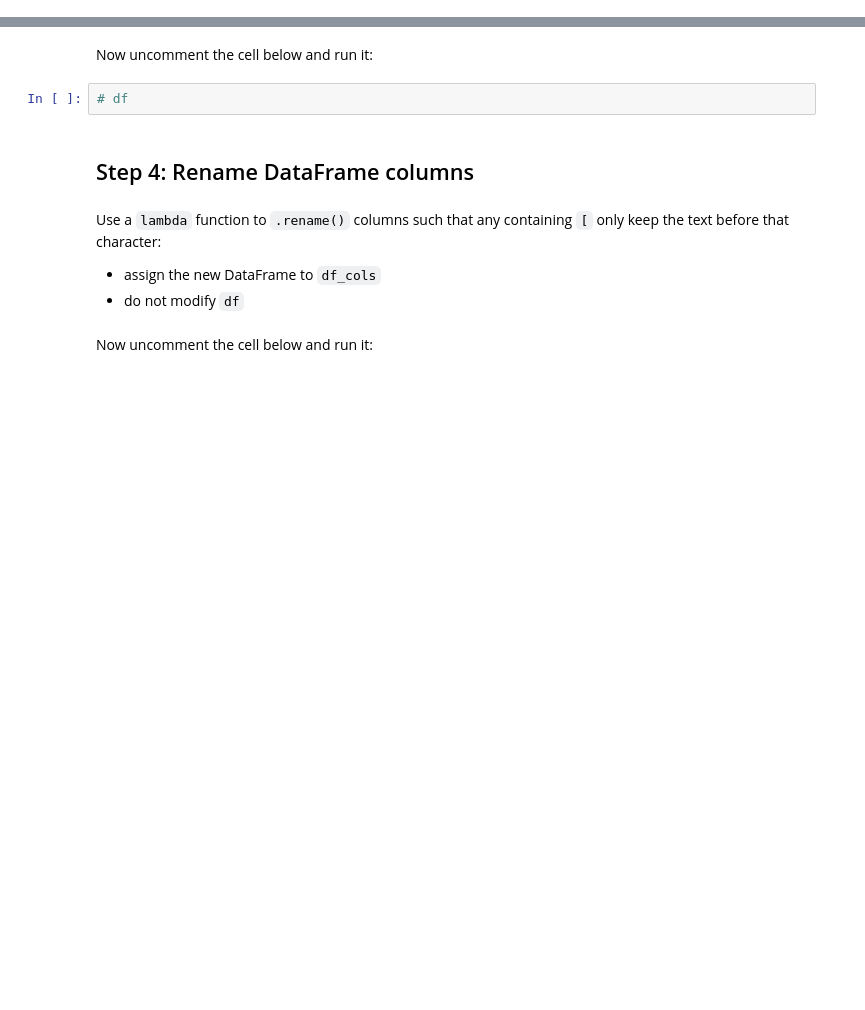
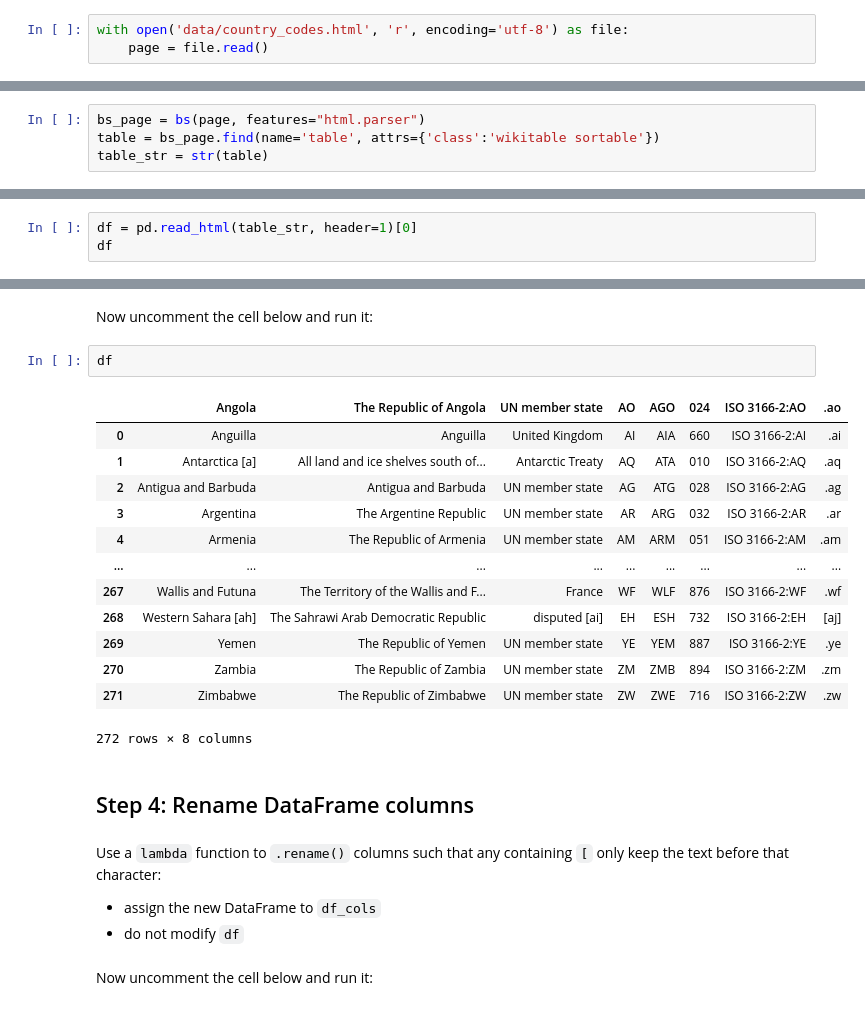
Before and after one commit to Louis-Bad/KATE_module-7, a Jupyter notebook: world_development_analysis/world_dev.ipynb, the cells around one changed output, grey strips where cells are left out. Drawn from its saved outputs; the diff is of its cells as text; blank space fills up the shorter version.

```diff
--- a/world_development_analysis/world_dev.ipynb
+++ b/world_development_analysis/world_dev.ipynb
@@ -22,5 +22,8 @@ from bs4 import BeautifulSoup as bs
 Use the `open()` function to `.read()` the contents of `data/country_codes.html` into a variable called `page`.
   * This variable should be a string so, when opening the file, specify the mode argument as `r`
   * To avoid any encoding issues, specify `encoding='utf-8'`
+# %%
+with open('data/country_codes.html', 'r', encoding='utf-8') as file:
+    page = file.read()
 # %% [markdown]
 Now uncomment the cell below and run it. The output should begin with `'<!DOCTYPE html>`
@@ -34,5 +39,9 @@ We now want to use BeautifulSoup to parse our `page` HTML string. Once we have p
 - Create a BeautifulSoup `bs` object from `page` (you will want to specify `features="html.parser`). Assign this to a variable.
 - Use `.find()` to retrieve the `table` with the class `wikitable sortable`. Assign this table to a variable called `table`
 - Using the `str()` function, convert `table` to a string and assign to a variable called `table_str`
+# %%
+bs_page = bs(page, features="html.parser")
+table = bs_page.find(name='table', attrs={'class':'wikitable sortable'})
+table_str = str(table)
 # %% [markdown]
 When you have completed this, uncomment the below cell and run it. The output should begin with `'<table class="wikitable sortable">`
@@ -44,3 +55,6 @@ When you have completed this, uncomment the below cell and run it. The output sh
 Use Pandas `.read_html()` to create a DataFrame from `table_str`, assigining it to `df`:
 - you may find the `header` argument useful to get a single row of column headers
 - `.read_html` creates a list of DataFrames; there's only one so you'll need to access the first item
+# %%
+df = pd.read_html(table_str, header=1)[0]
+df
@@ -47,7 +75,21 @@ Use Pandas `.read_html()` to create a DataFrame from `table_str`, assigining it
 # %% [markdown]
 Now uncomment the cell below and run it:
-# %%
-# df
+# %%
+df
+# %% [output]
+|  | Angola | The Republic of Angola | UN member state | AO | AGO | 024 | ISO 3166-2:AO | .ao |
+| 0 | Anguilla | Anguilla | United Kingdom | AI | AIA | 660 | ISO 3166-2:AI | .ai |
+| 1 | Antarctica [a] | All land and ice shelves south of... | Antarctic Treaty | AQ | ATA | 010 | ISO 3166-2:AQ | .aq |
+| 2 | Antigua and Barbuda | Antigua and Barbuda | UN member state | AG | ATG | 028 | ISO 3166-2:AG | .ag |
+| 3 | Argentina | The Argentine Republic | UN member state | AR | ARG | 032 | ISO 3166-2:AR | .ar |
+| 4 | Armenia | The Republic of Armenia | UN member state | AM | ARM | 051 | ISO 3166-2:AM | .am |
+| ... | ... | ... | ... | ... | ... | ... | ... | ... |
+| 267 | Wallis and Futuna | The Territory of the Wallis and F... | France | WF | WLF | 876 | ISO 3166-2:WF | .wf |
+| 268 | Western Sahara [ah] | The Sahrawi Arab Democratic Republic | disputed [ai] | EH | ESH | 732 | ISO 3166-2:EH | [aj] |
+| 269 | Yemen | The Republic of Yemen | UN member state | YE | YEM | 887 | ISO 3166-2:YE | .ye |
+| 270 | Zambia | The Republic of Zambia | UN member state | ZM | ZMB | 894 | ISO 3166-2:ZM | .zm |
+| 271 | Zimbabwe | The Republic of Zimbabwe | UN member state | ZW | ZWE | 716 | ISO 3166-2:ZW | .zw |
+272 rows × 8 columns
 # %% [markdown]
 ## Step 4: Rename DataFrame columns
 # %% [markdown]
```
Also changed, not shown: parts of 5 cells of this notebook.
